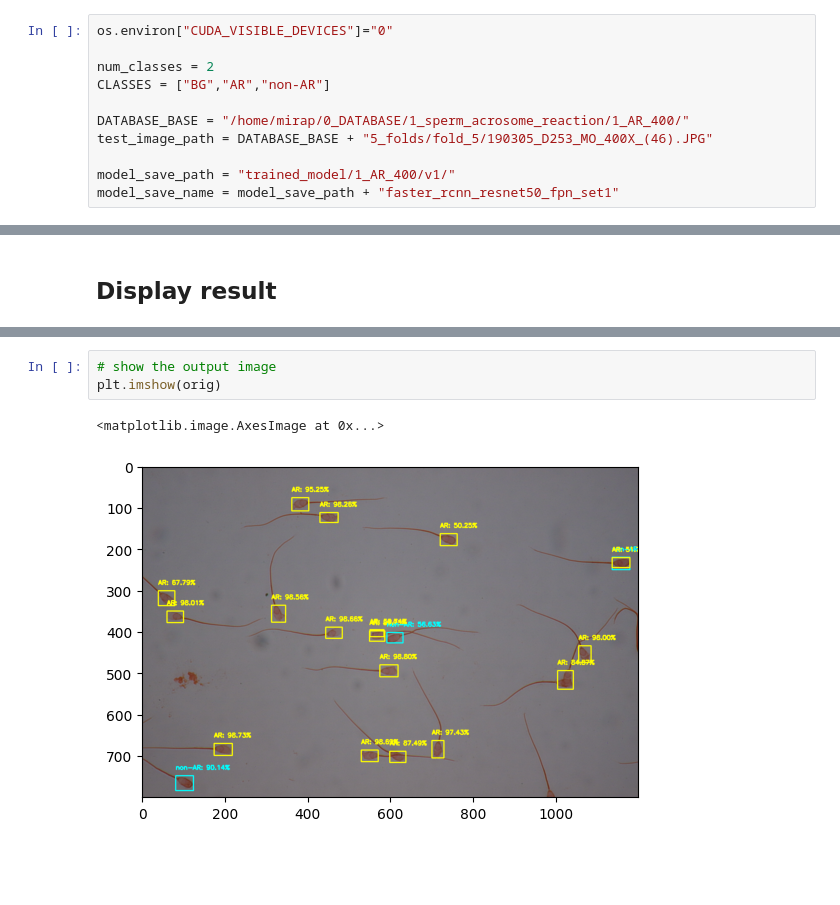
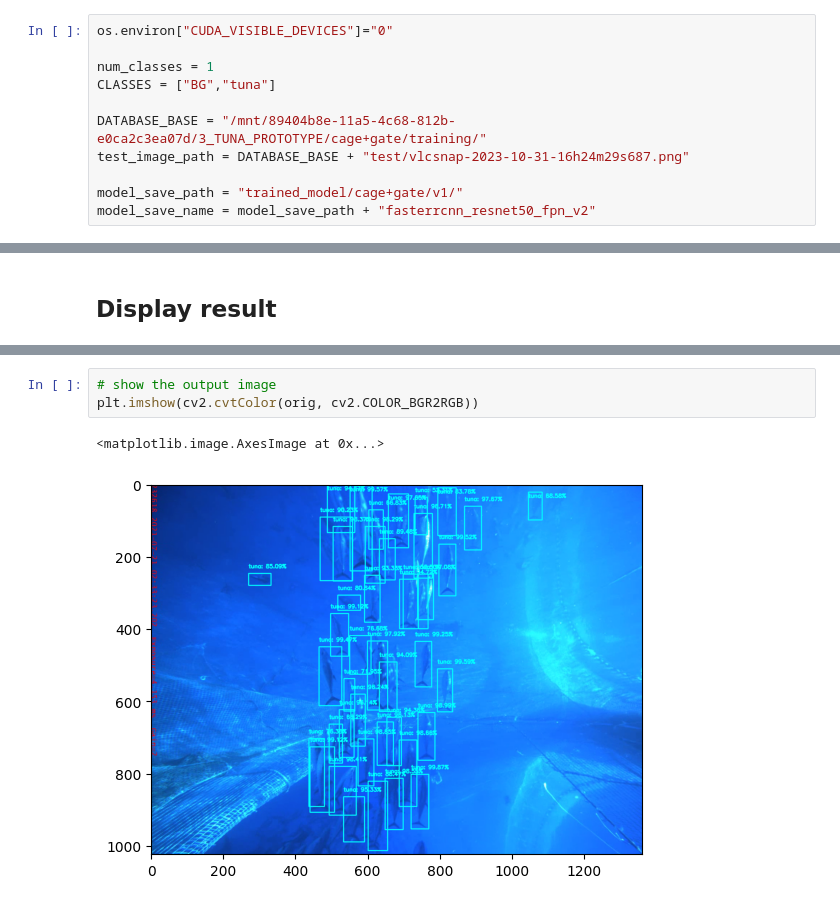
Before and after one commit to boguss1225/object_detection_torch_vision, a Jupyter notebook: inference.ipynb, the cells around one changed output, grey strips where cells are left out. Saved outputs shown, nothing was run; the diff lists cells and outputs as text; blank space fills up the shorter version.

```diff
--- a/inference.ipynb
+++ b/inference.ipynb
@@ -12,14 +12,14 @@ from utils.engine import evaluate
 # %%
 os.environ["CUDA_VISIBLE_DEVICES"]="0"
 
-num_classes = 2
-CLASSES = ["BG","AR","non-AR"]
+num_classes = 1
+CLASSES = ["BG","tuna"]
 
-DATABASE_BASE = "/home/mirap/0_DATABASE/1_sperm_acrosome_reaction/1_AR_400/"
-test_image_path = DATABASE_BASE + "5_folds/fold_5/190305_D253_MO_400X_(46).JPG"
+DATABASE_BASE = "/mnt/89404b8e-11a5-4c68-812b-e0ca2c3ea07d/3_TUNA_PROTOTYPE/cage+gate/training/"
+test_image_path = DATABASE_BASE + "test/vlcsnap-2023-10-31-16h24m29s687.png"
 
-model_save_path = "trained_model/1_AR_400/v1/"
-model_save_name = model_save_path + "faster_rcnn_resnet50_fpn_set1"
+model_save_path = "trained_model/cage+gate/v1/"
+model_save_name = model_save_path + "fasterrcnn_resnet50_fpn_v2"
 # %%
 # set the device we will be using to run the model
 DEVICE = torch.device("cuda" if torch.cuda.is_available() else "cpu")
@@ -129,6 +127,6 @@ for i in range(0, len(detections["boxes"])):
 # %%
 # show the output image
-plt.imshow(orig)
+plt.imshow(cv2.cvtColor(orig, cv2.COLOR_BGR2RGB))
 # %% [output]
 <matplotlib.image.AxesImage at 0x...>
-[figure, old version]
+[figure, new version]
```
Also changed, not shown: parts of 3 cells of this notebook, 1 other file.
